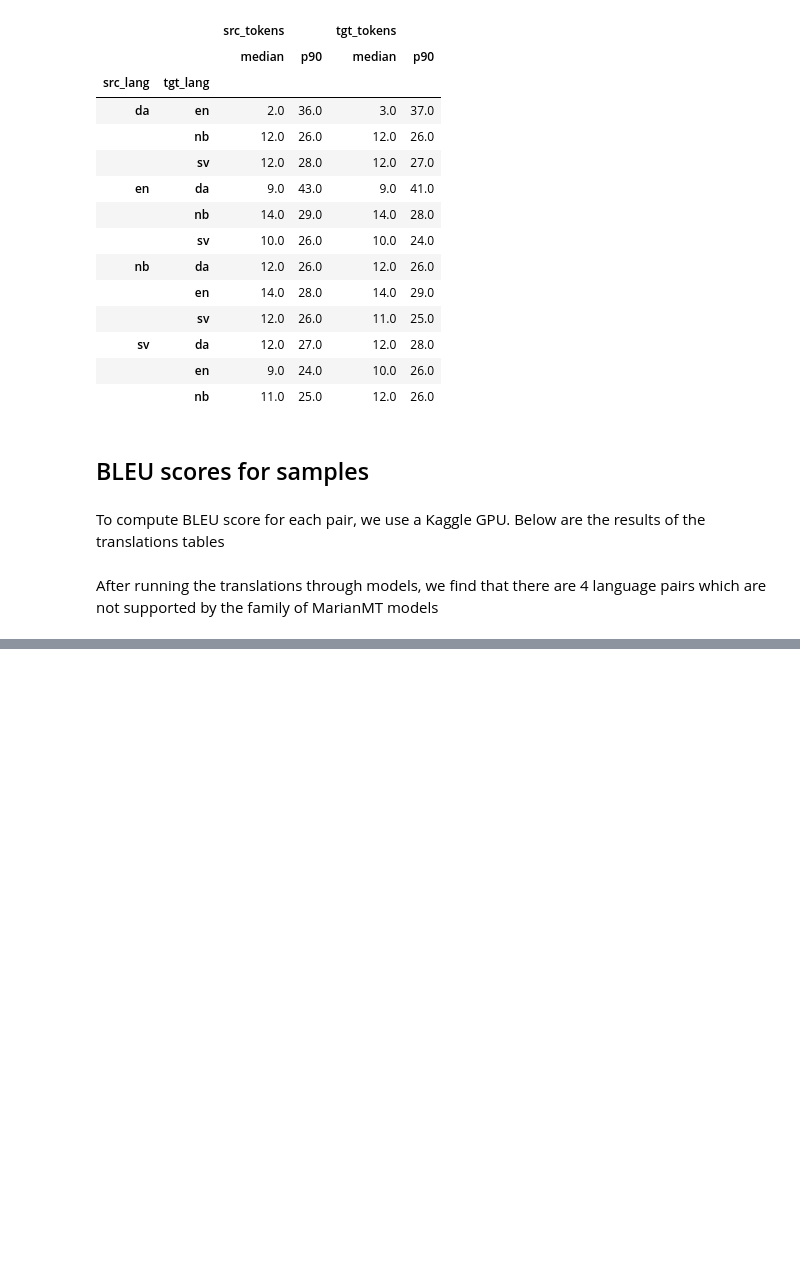
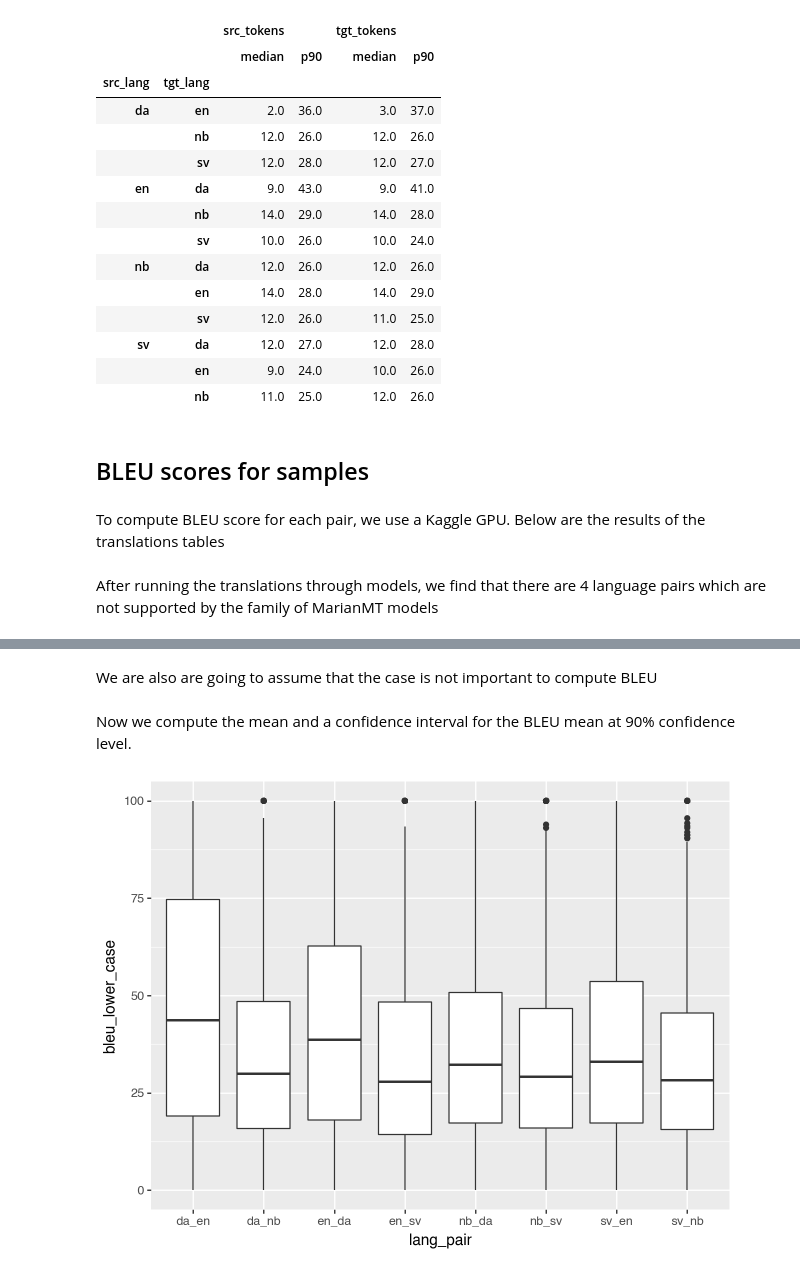
Before and after one commit to AdamNavarroLiriano/language-api, a Jupyter notebook: notebooks/1-EDA.ipynb, the cells around one changed output, grey strips where cells are left out. Saved outputs shown, nothing was run; the diff lists cells and outputs as text; code cells hidden in the pictures; blank space fills up the shorter version.

```diff
--- a/notebooks/1-EDA.ipynb
+++ b/notebooks/1-EDA.ipynb
@@ -150,5 +151,5 @@ translation_df.to_parquet('data/translation_merged.parquet', index=False)
 After running the translations through models, we find that there are 4 language pairs which are not supported by the family of MarianMT models
 # %%
 files_translations = os.listdir('data/kaggle/')
-files_translations = [file for file in files_translations if file.endswith('.parquet')]
-bleu_scores = pd.concat([pd.read_parquet(f"data/kaggle/{file}") for file in files_translations])
+files_translations = [file for file in files_translations if file.endswith('.csv')]
+bleu_scores = pd.concat([pd.read_csv(f"data/kaggle/{file}") for file in files_translations])
@@ -190,0 +156,2 @@ bleu_scores.iloc[3].tgt_text
+# %% [markdown]
+We are also are going to assume that the case is not important to compute BLEU
@@ -190,0 +167,9 @@ bleu_scores.iloc[3].tgt_text
+# %%
+# Compute BLEU in lower case, assuming it is not important for the use case
+bleu_scores['bleu'] - bleu_scores.apply(lambda x: sentence_bleu(x['translation'], [x['tgt_text']]).score, axis=1)
+bleu_scores['bleu_lowercase'] = bleu_scores.apply(lambda x: sentence_bleu(x['translation'].lower(), [x['tgt_text'].lower()]).score, axis=1)
+
+# Sort by lang_pair and src_text to ensure reproducibility in bootstrap interval
+bleu_scores = bleu_scores.sort_values(by=['lang_pair', 'src_text']).reset_index(drop=True)
+# %% [markdown]
+Now we compute the mean and a confidence interval for the BLEU mean at 90% confidence level.
@@ -190,0 +190,7 @@ bleu_scores.iloc[3].tgt_text
+# %%
+(
+    ggplot(bleu_scores, aes(x='lang_pair', y='bleu_lower_case')) +
+    geom_boxplot()
+)
+# %% [output]
+[figure, added]
```
Also changed, not shown: parts of 7 cells of this notebook.
